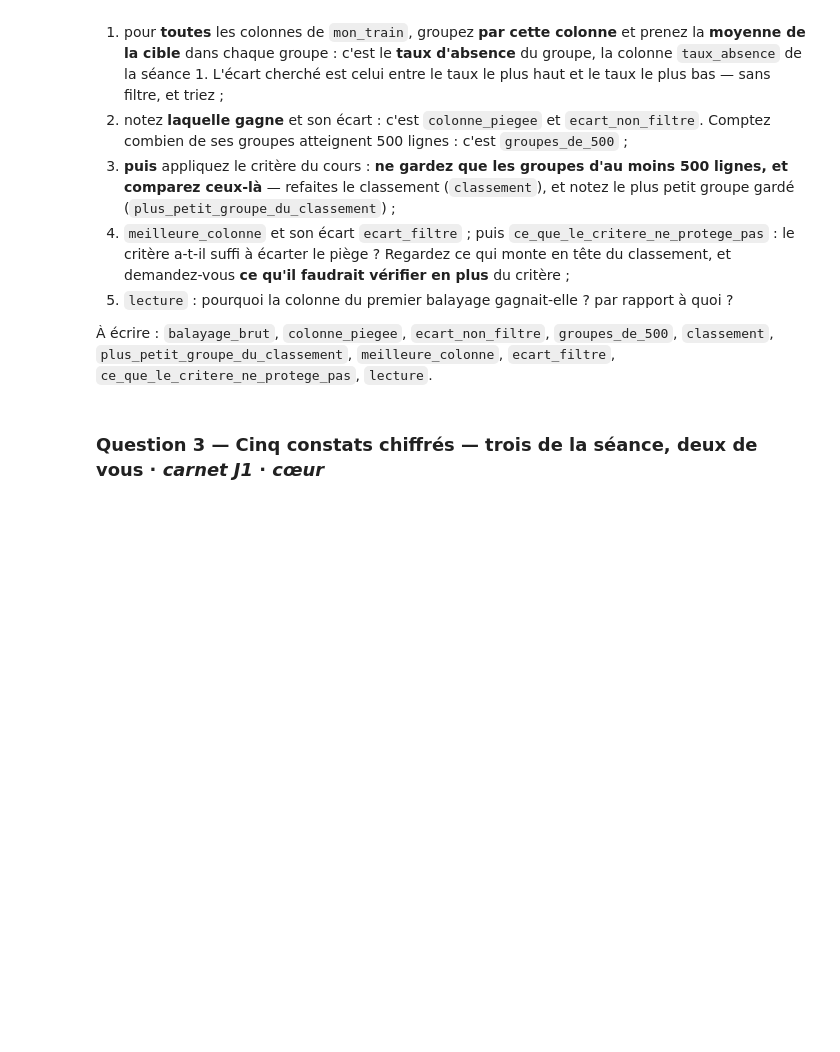
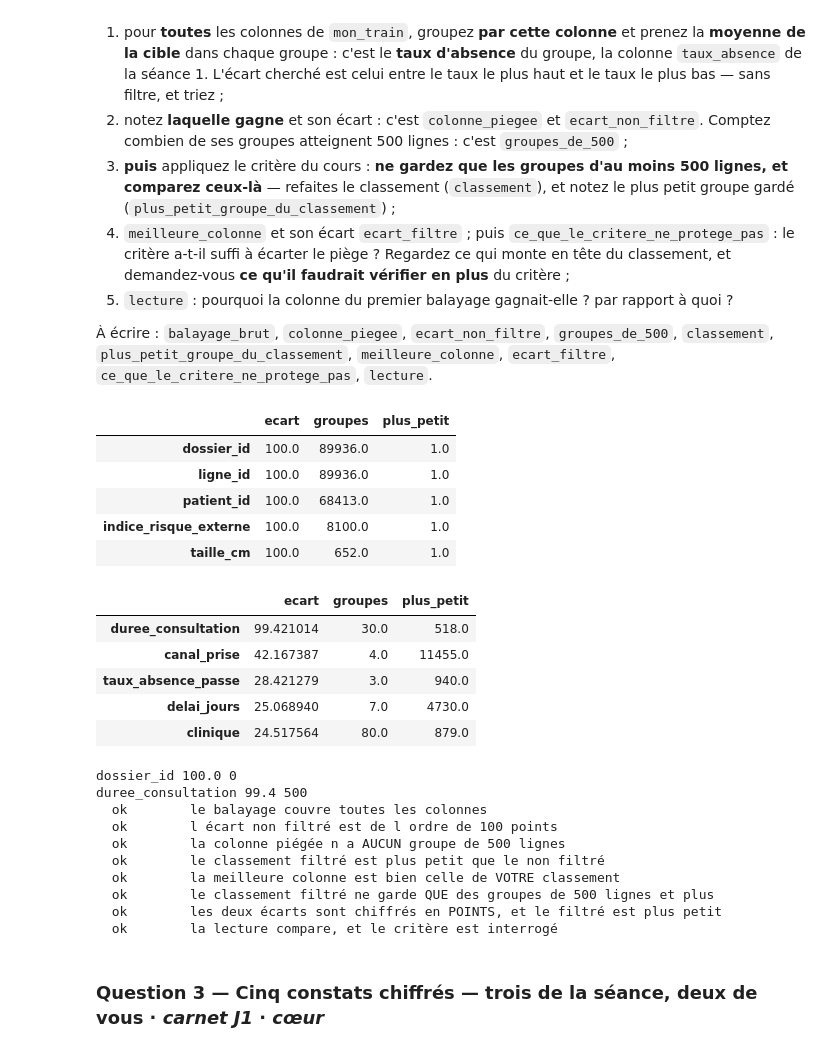
Before and after one commit to ADKfull-dev/devoir-maison-1, a Jupyter notebook: Devoir_maison_1.ipynb, the cells around one changed output. Drawn from its saved outputs; the diff is of its cells as text; code cells hidden in the pictures; blank space fills up the shorter version.

```diff
--- a/Devoir_maison_1.ipynb
+++ b/Devoir_maison_1.ipynb
@@ -335,7 +341,7 @@ print("  vocabulaire : une barre de bruit EST une erreur-type — « deux barres
 #    et un chiffre recopié ne tombe pas juste. Le reste du devoir (le socle J1/J2) garde le
 #    protocole figé du cours — c'est voulu : ce qui doit être comparable entre tous reste
 #    comparable, et ce qui doit être VOTRE mesure est la vôtre.
-IDENTIFIANT_GITHUB = "…"          # <- remplacez par votre pseudo GitHub, comme dans l'URL
+IDENTIFIANT_GITHUB = "ADKfull-dev"          # <- remplacez par votre pseudo GitHub, comme dans l'URL
 import hashlib
 if IDENTIFIANT_GITHUB.strip() and IDENTIFIANT_GITHUB.strip() != '…':
     GRAINE = int(hashlib.sha256(IDENTIFIANT_GITHUB.strip().lower().encode('utf-8')).hexdigest()[:8], 16)
@@ -509,33 +575,99 @@ de votre identifiant GitHub : vos chiffres ne sont pas ceux de votre voisin.
 # TODO : le balayage FILTRÉ — ne garder que les groupes de 500 lignes et plus, PUIS comparer.
 # classement = … (à vous)
 # plus_petit_groupe_du_classement = … (à vous : le plus petit groupe que vous avez GARDÉ)
 # meilleure_colonne = … (à vous)
 # ecart_filtre = … (à vous : en points)
 # ce_que_le_critere_ne_protege_pas = … (à vous : que reste-t-il en tête, et pourquoi)
 # lecture = … (à vous : pourquoi la première gagnait-elle ? et par rapport à quoi ?)
+cols = [c for c in mon_train.columns if c != CIBLE]
 
+def balayage(df, seuil=0, min_groupes=1):
+    out = {}
+    for c in cols:
+        g = df.groupby(c, observed=True)[CIBLE].agg(lignes="size", taux="mean")
+        g = g[g.lignes >= seuil]
+        if len(g) >= min_groupes:
+            out[c] = (100 * (g.taux.max() - g.taux.min()), len(g), g.lignes.min())
+    return (pd.DataFrame(out, index=["ecart", "groupes", "plus_petit"]).T
+              .sort_values("ecart", ascending=False))
+
+# 1-2. sans filtre
+balayage_brut = balayage(mon_train)
+colonne_piegee = balayage_brut.index[0]
+ecart_non_filtre = balayage_brut.iloc[0, 0]
+groupes_de_500 = int((mon_train.groupby(colonne_piegee).size() >= 500).sum())
+
+# 3-4. avec le critère des 500 lignes (au moins 2 groupes gardés pour comparer)
+classement = balayage(mon_train, seuil=500, min_groupes=2)
+plus_petit_groupe_du_classement = int(classement["plus_petit"].min())
+meilleure_colonne = classement.index[0]
+ecart_filtre = classement.iloc[0, 0]
+
+display(balayage_brut.head(5))
+display(classement.head(5))
+print(colonne_piegee, round(ecart_non_filtre, 1), groupes_de_500)
+print(meilleure_colonne, round(ecart_filtre, 1), plus_petit_groupe_du_classement)
+
+lecture = (
+    f"{colonne_piegee} gagnait avec {ecart_non_filtre:.0f} points d'écart parce que chacun de ses "
+    f"{int(balayage_brut.loc[colonne_piegee, 'groupes'])} groupes ne contient qu'une seule ligne : "
+    "le taux vaut forcément 0 % ou 100 %, sans rien signifier. Le bon repère est l'effectif du "
+    "groupe, pas l'écart : un taux n'a de sens que sur des centaines de lignes."
+)
+
+ce_que_le_critere_ne_protege_pas = (
+    f"Le critère des 500 lignes écarte les identifiants, mais {meilleure_colonne} reste en tête avec "
+    f"{ecart_filtre:.1f} points d'écart, sur des groupes d'au moins {plus_petit_groupe_du_classement} "
+    "lignes. Ce n'est pas du hasard de petits groupes : c'est une durée connue seulement après le "
+    "rendez-vous, donc une fuite. Le critère protège du hasard, pas des colonnes qui connaissent la "
+    "réponse ; il faut en plus vérifier que la colonne existe au moment de décider. "
+    "canal_prise (42 points) mérite la même question."
+)
 controle('le balayage couvre toutes les colonnes', lambda: len(balayage_brut) >= 30,
          'une ligne par colonne de `train`, valeurs d identifiant comprises')
 controle('l écart non filtré est de l ordre de 100 points',
          lambda: 50 < ecart_non_filtre <= 100, 'le piège donne un écart énorme')
 controle('la colonne piégée n a AUCUN groupe de 500 lignes',
          lambda: groupes_de_500 == 0,
          'chaque ligne a son propre groupe : ce n est pas une trouvaille')
 controle('le classement filtré est plus petit que le non filtré',
          lambda: len(classement) < len(balayage_brut),
          'le critère des 500 lignes retire des colonnes')
 controle('la meilleure colonne est bien celle de VOTRE classement',
          lambda: meilleure_colonne == classement.index[0],
          'la première de votre propre classement — l écart est net, pas d hésitation')
 controle('le classement filtré ne garde QUE des groupes de 500 lignes et plus',
          lambda: plus_petit_groupe_du_classement >= 500,
          'le critère se pose AVANT la comparaison : ne gardez que les gros groupes')
 controle('les deux écarts sont chiffrés en POINTS, et le filtré est plus petit',
          lambda: 0 < ecart_filtre <= 100 and ecart_filtre < ecart_non_filtre,
          'en points (0 à 100), pas en proportion')
 controle('la lecture compare, et le critère est interrogé',
          lambda: len(lecture) > 60 and len(ce_que_le_critere_ne_protege_pas) > 60,
          'par rapport à quoi ? et le critère des 500 lignes suffit-il ?')
+# %% [output]
+|  | ecart | groupes | plus_petit |
+| dossier_id | 100.0 | 89936.0 | 1.0 |
+| ligne_id | 100.0 | 89936.0 | 1.0 |
+| patient_id | 100.0 | 68413.0 | 1.0 |
+| indice_risque_externe | 100.0 | 8100.0 | 1.0 |
+| taille_cm | 100.0 | 652.0 | 1.0 |
+|  | ecart | groupes | plus_petit |
+| duree_consultation | 99.421014 | 30.0 | 518.0 |
+| canal_prise | 42.167387 | 4.0 | 11455.0 |
+| taux_absence_passe | 28.421279 | 3.0 | 940.0 |
+| delai_jours | 25.068940 | 7.0 | 4730.0 |
+| clinique | 24.517564 | 80.0 | 879.0 |
+dossier_id 100.0 0
+duree_consultation 99.4 500
+  ok        le balayage couvre toutes les colonnes
+  ok        l écart non filtré est de l ordre de 100 points
+  ok        la colonne piégée n a AUCUN groupe de 500 lignes
+  ok        le classement filtré est plus petit que le non filtré
+  ok        la meilleure colonne est bien celle de VOTRE classement
+  ok        le classement filtré ne garde QUE des groupes de 500 lignes et plus
+  ok        les deux écarts sont chiffrés en POINTS, et le filtré est plus petit
+  ok        la lecture compare, et le critère est interrogé
 # %% [markdown]
 ### Question 3 — Cinq constats chiffrés — trois de la séance, deux de vous  ·  *carnet J1*  ·  *cœur*
 # %% [markdown]
```
Also changed, not shown: parts of 24 cells of this notebook.
